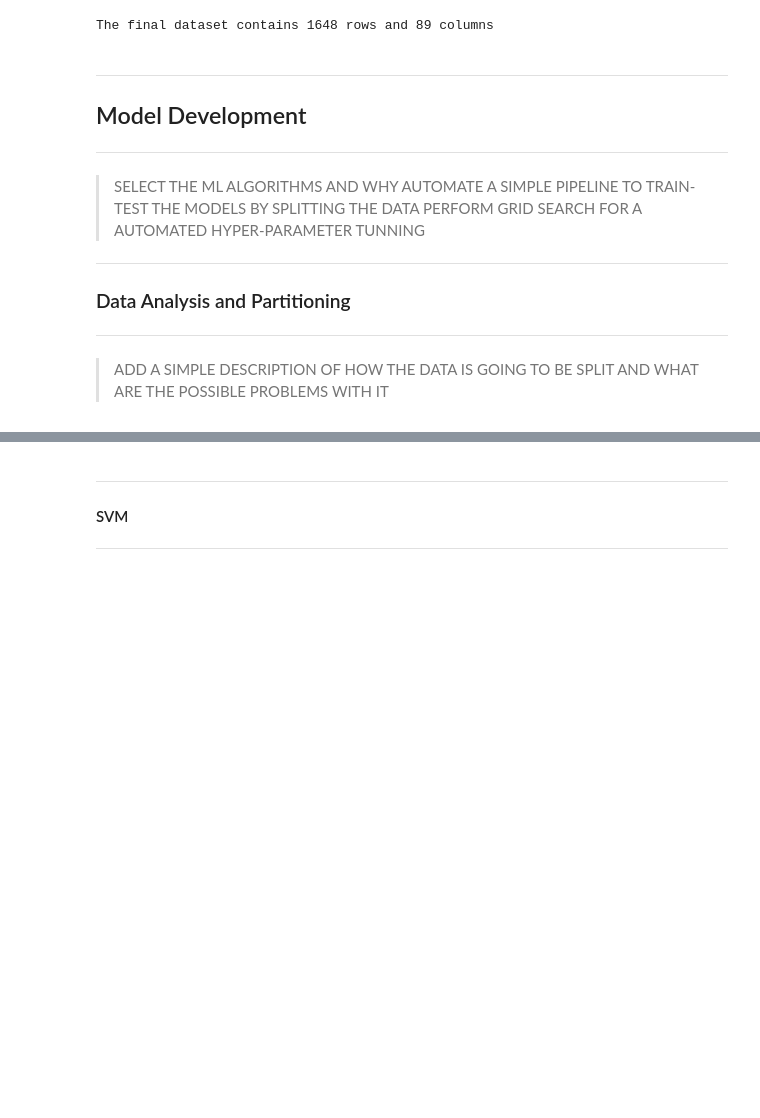
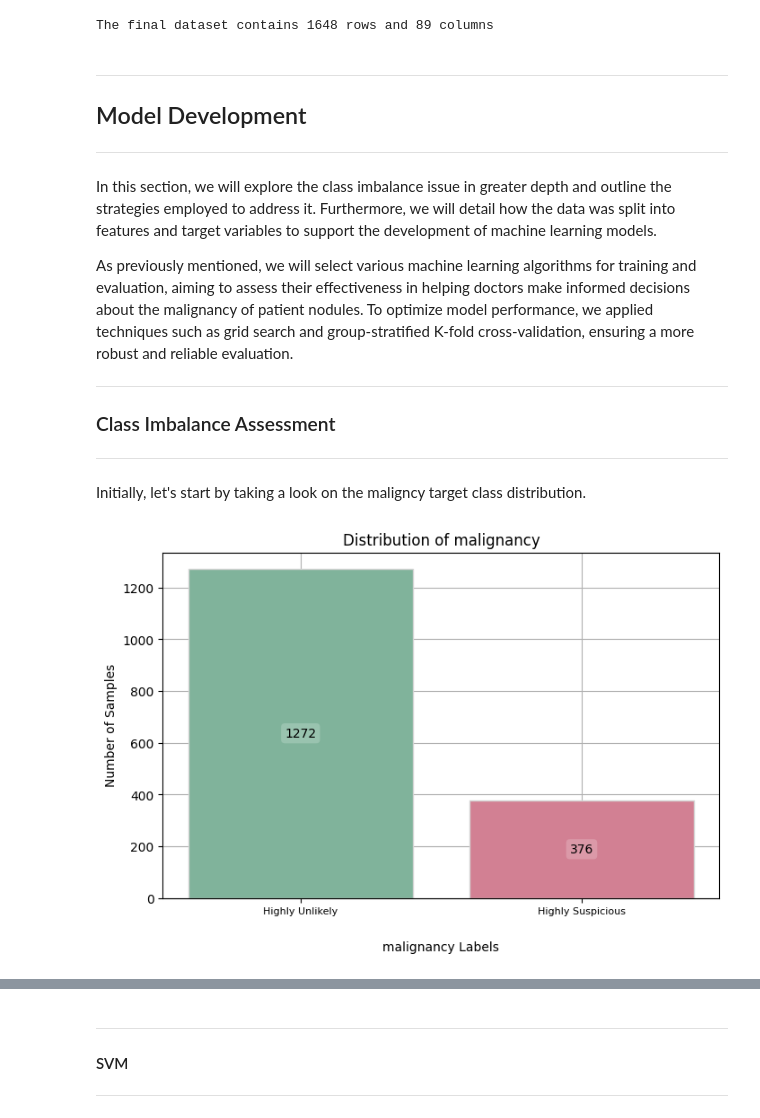
Before and after one commit to EstevesX10/Lung-Cancer-Classification-with-CT-Scans, a Jupyter notebook: Lung Cancer Classification with CT Scans/LungCancerClassification.ipynb, the cells around one changed output, grey strips where cells are left out. Saved outputs shown, nothing was run; the diff lists cells and outputs as text; code cells hidden in the pictures; blank space fills up the shorter version.

```diff
--- a/Lung Cancer Classification with CT Scans/LungCancerClassification.ipynb
+++ b/Lung Cancer Classification with CT Scans/LungCancerClassification.ipynb
@@ -708,14 +710,18 @@ if not os.path.exists(config['finalFeaturesDatasetFilename']):
 ## Model Development
 ---
 
-> SELECT THE ML ALGORITHMS AND WHY
-> AUTOMATE A SIMPLE PIPELINE TO TRAIN-TEST THE MODELS BY SPLITTING THE DATA
-> PERFORM GRID SEARCH FOR A AUTOMATED HYPER-PARAMETER TUNNING
+In this section, we will explore the class imbalance issue in greater depth and outline the strategies employed to address it. Furthermore, we will detail how the data was split into features and target variables to support the development of machine learning models.
 
+As previously mentioned, we will select various machine learning algorithms for training and evaluation, aiming to assess their effectiveness in helping doctors make informed decisions about the malignancy of patient nodules. To optimize model performance, we applied techniques such as grid search and group-stratified K-fold cross-validation, ensuring a more robust and reliable evaluation.
 
 ---
-### Data Analysis and Partitioning
+### Class Imbalance Assessment
 ---
 
-> ADD A SIMPLE DESCRIPTION OF HOW THE DATA IS GOING TO BE SPLIT AND WHAT ARE THE POSSIBLE PROBLEMS WITH IT
+Initially, let's start by taking a look on the maligncy target class distribution.
+# %%
+# Plot the updated target feature distribution
+plotFeatureDistribution(df_final, 'malignancy', True, binaryTargetDecoder)
+# %% [output]
+[figure, added]
 # %% [markdown]
```
Also changed, not shown: parts of 9 cells of this notebook.
